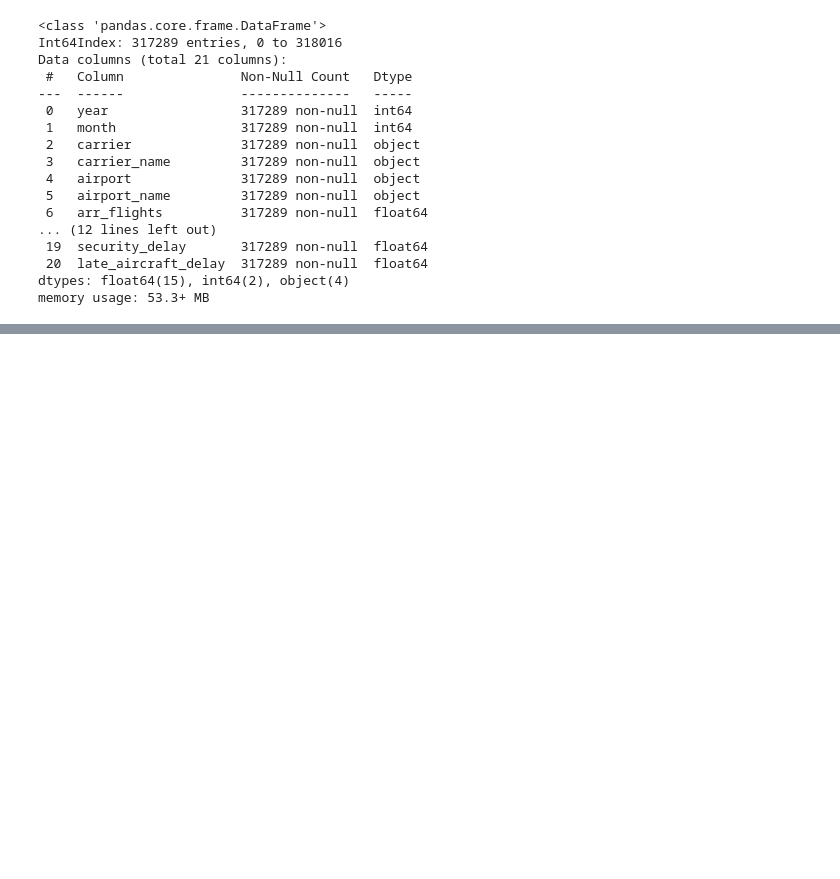
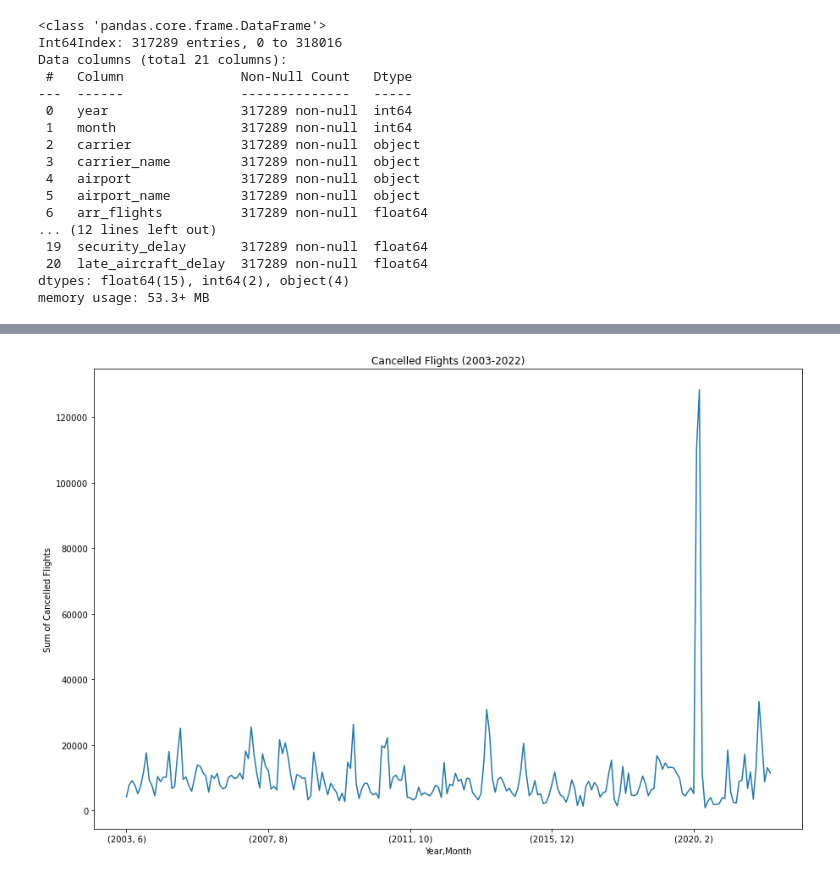
Before and after one commit to CFreeman04/Project_1, a Jupyter notebook: Project.ipynb, the cells around one changed output, grey strips where cells are left out. Drawn from its saved outputs; the diff is of its cells as text; code cells hidden in the pictures; blank space fills up the shorter version.

```diff
--- a/Project.ipynb
+++ b/Project.ipynb
@@ -67,0 +94,26 @@ airline_clean_df2 = airline_df[airline_df[["year","month"]].duplicated()]
+# %%
+# Delete/Rename Columns
+airline_final_df = airline_clean_df.drop(["carrier", "airport"], axis=1)
+airline_final_df.rename(columns = {
+    "year": "Year",
+    "month": "Month",
+    "carrier_name": "Carrier",
+    "airport_name": "Airport",
+    "arr_flights": "Flights",
+    "arr_del15": "Delays",
+    "carrier_ct": "Carrier Ct",
+    "weather_ct": "Weather Ct",
+    "nas_ct": "Nas Ct",
+    "security_ct": "Security Ct",
+    "late_aircraft_ct": "Late Aircraft Ct",
+    "arr_cancelled": "Arrival Cancelled",
+    "arr_diverted": "Arrival Diverted",
+    "arr_delay": "Arrival Delay",
+    "carrier_delay": "Carrier Delay",
+    "weather_delay": "Weather Delay",
+    "nas_delay": "Nas Delay",
+    "security_delay": "Security Delay",
+    "late_aircraft_delay": "Late Aircraft Delay"
+}, inplace=True)
+
+airline_final_df.columns
@@ -67,0 +150,5 @@ airline_clean_df2 = airline_df[airline_df[["year","month"]].duplicated()]
+# %%
+airline_cancels_df = airline_final_df.groupby(["Year", "Month"]).sum()["Arrival Cancelled"].plot(
+    kind="line", title="Cancelled Flights (2003-2022)", ylabel="Sum of Cancelled Flights", figsize=(15,10))
+# %% [output]
+[figure, added]
```
Also changed, not shown: parts of 10 cells of this notebook, 1 other file.
